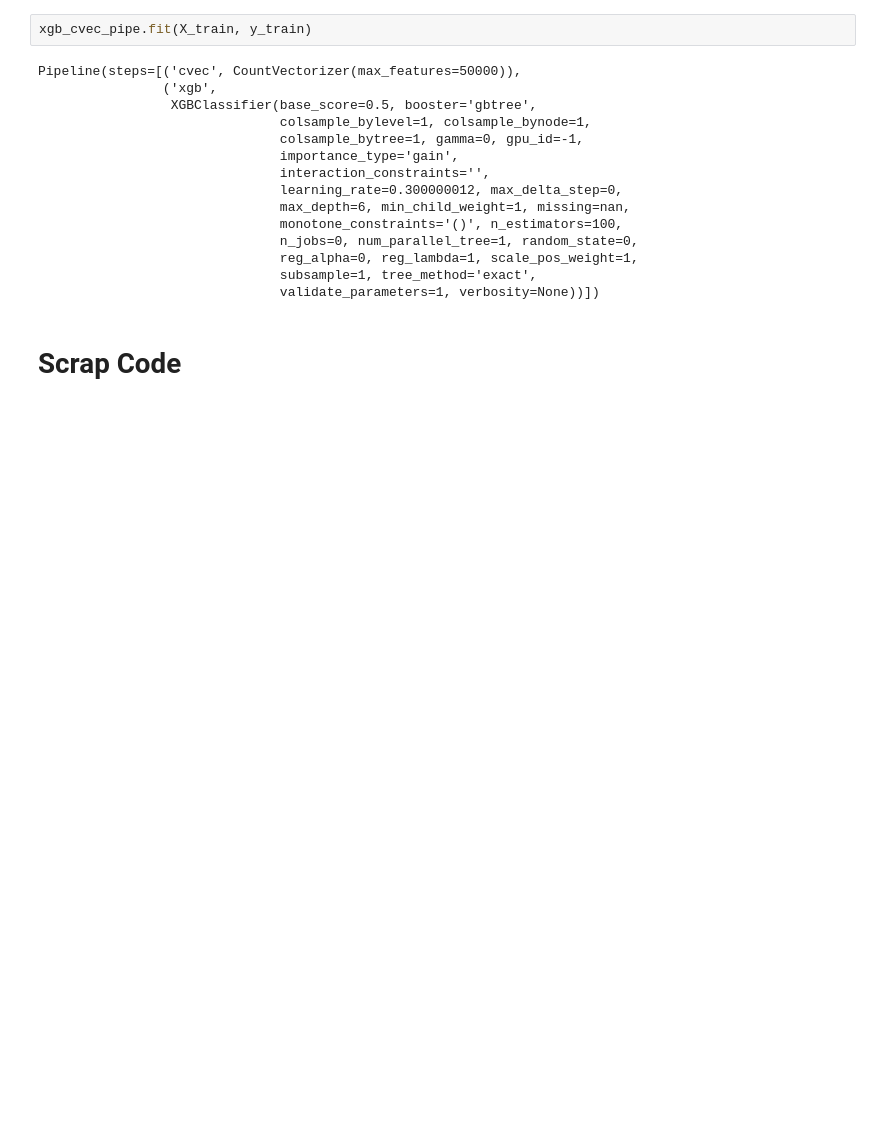
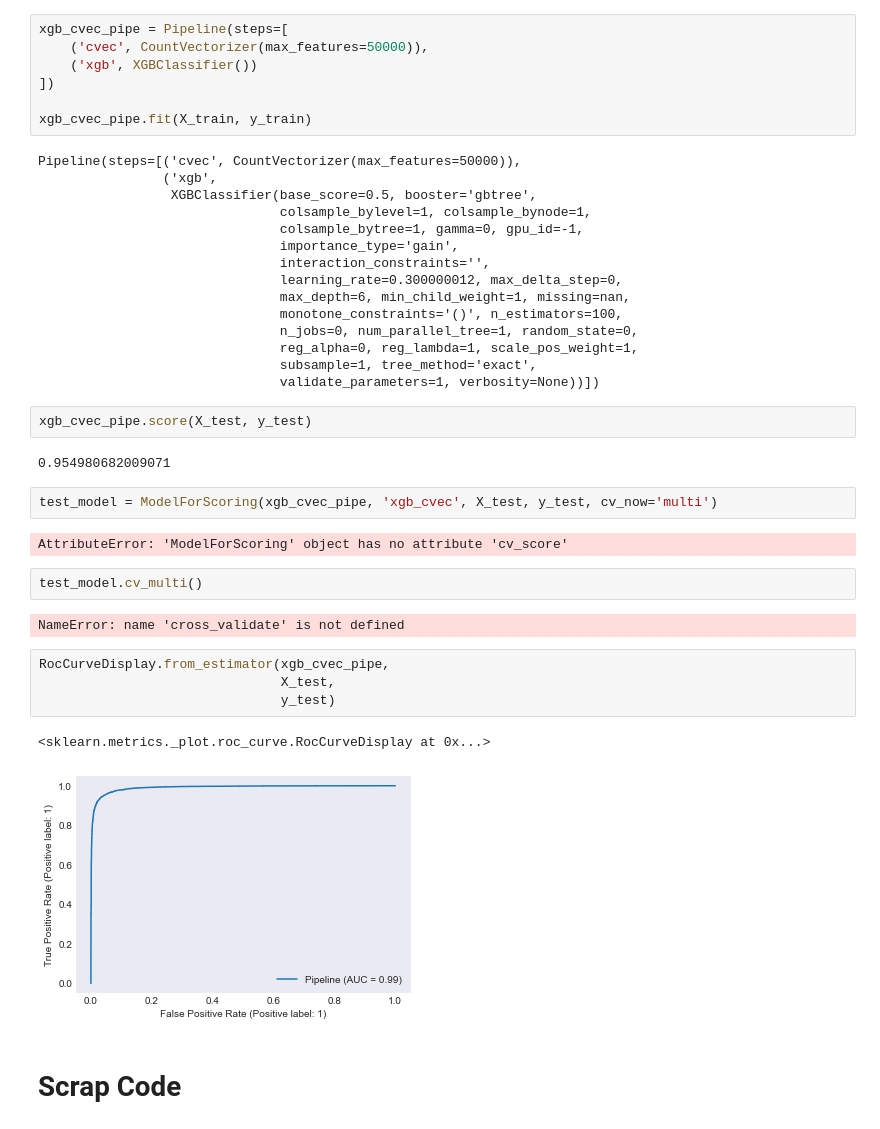
Before and after one commit to toastdeini/Wikipedia-article-quality, a Jupyter notebook: prep/Exploratory_Analysis.ipynb, the cells around one changed output. Drawn from its saved outputs; the diff is of its cells as text; blank space fills up the shorter version.

```diff
--- a/prep/Exploratory_Analysis.ipynb
+++ b/prep/Exploratory_Analysis.ipynb
@@ -1049,6 +1051,11 @@ Training F1 score: 0.998
 Test F1 score:     0.952
 [Parallel(n_jobs=-2)]: Done   5 out of   5 | elapsed:  7.2min finished
 # %%
+xgb_cvec_pipe = Pipeline(steps=[
+    ('cvec', CountVectorizer(max_features=50000)),
+    ('xgb', XGBClassifier())
+])
+
 xgb_cvec_pipe.fit(X_train, y_train)
 # %% [output]
 Pipeline(steps=[('cvec', CountVectorizer(max_features=50000)),
@@ -1065,5 +1072,24 @@ Pipeline(steps=[('cvec', CountVectorizer(max_features=50000)),
                                reg_alpha=0, reg_lambda=1, scale_pos_weight=1,
                                subsample=1, tree_method='exact',
                                validate_parameters=1, verbosity=None))])
+# %%
+xgb_cvec_pipe.score(X_test, y_test)
+# %% [output]
+0.954980682009071
+# %%
+test_model = ModelForScoring(xgb_cvec_pipe, 'xgb_cvec', X_test, y_test, cv_now='multi')
+# %% [output]
+AttributeError: 'ModelForScoring' object has no attribute 'cv_score'
+# %%
+test_model.cv_multi()
+# %% [output]
+NameError: name 'cross_validate' is not defined
+# %%
+RocCurveDisplay.from_estimator(xgb_cvec_pipe,
+                               X_test,
+                               y_test)
+# %% [output]
+<sklearn.metrics._plot.roc_curve.RocCurveDisplay at 0x...>
+[figure, added]
 # %% [markdown]
 # Scrap Code
```
Also changed, not shown: parts of 2 cells of this notebook.
